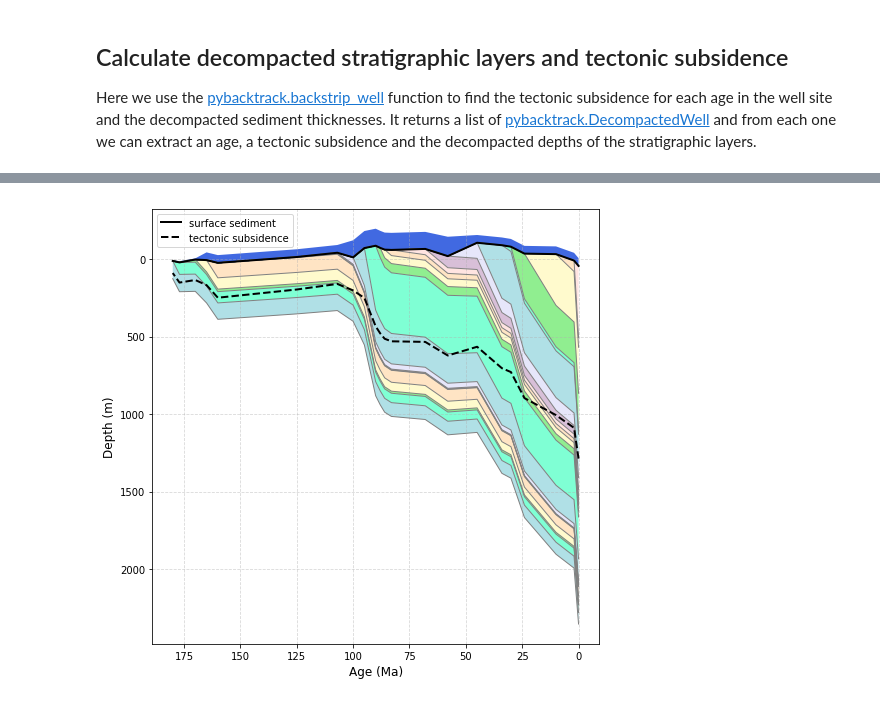
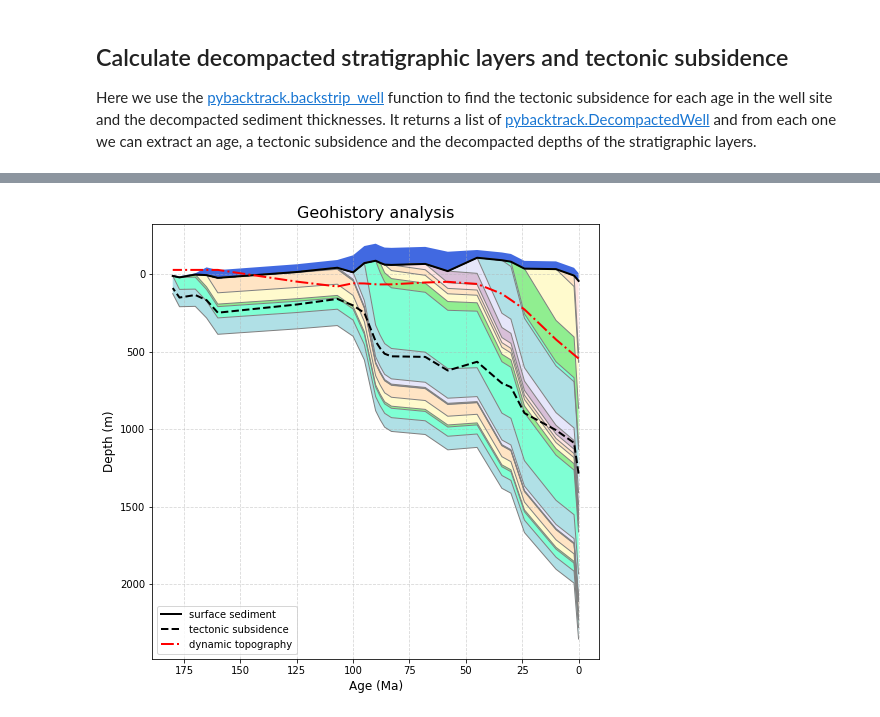
Before and after one commit to EarthByte/pyBacktrack, a Jupyter notebook: pybacktrack/notebooks/decompacting_stratigraphy.ipynb, the cells around one changed output, grey strips where cells are left out. Cells and saved outputs as stored; diff of their text form; code cells hidden in the pictures.

Commit message:
Plot dynamic topography on top of decompacted stratigraphy.

```diff
--- a/pybacktrack/notebooks/decompacting_stratigraphy.ipynb
+++ b/pybacktrack/notebooks/decompacting_stratigraphy.ipynb
@@ -21,9 +41,8 @@ This is so we know the depth of each decompacted sediment layer below sea level.
 # %%
-import pybacktrack
-
 def get_decompacted_sediment_depths(
         well,
-        decompacted_well):
+        decompacted_well,
+        dynamic_topography_model):
     """
     Return the decompacted sediment depths over time, and
     sea-level, surface sediment depth and tectonic subsidence.
@@ -36,6 +55,7 @@ def get_decompacted_sediment_depths(
     sea_level_depths = []
     surface_sediment_depths = []
     tectonic_subsidences = []
+    dynamic_topography_depths = []
 
     # The total number of stratigraphic layers at present day.
     num_stratigraphic_units = len(well.stratigraphic_units)
@@ -67,6 +87,15 @@ def get_decompacted_sediment_depths(
         tectonic_subsidence = decompacted_well.get_tectonic_subsidence()
         tectonic_subsidences.append(tectonic_subsidence)
 
+        # Keep track of the dynamic topography at each age.
+        #
+        # NOTE: Positive values represent elevation which is the opposite of subsidence
+        # (which is positive going down).
+        # So we need to negate dynamic topography to turn an elevation into a depth.
+        dynamic_topography = dynamic_topography_model.sample(decompacted_well.get_age())
+        dynamic_topography_depth = -dynamic_topography
+        dynamic_topography_depths.append(dynamic_topography_depth)
+
         # The number of decompacted stratigraphic layers decreases by one each loop iteration.
         num_decompacted_stratigraphic_units = len(decompacted_well.decompacted_stratigraphic_units)
 
@@ -88,7 +117,8 @@ def get_decompacted_sediment_depths(
             all_stratigraphic_unit_depths[stratigraphic_unit_index].append(total_decompacted_depth)
             stratigraphic_unit_index += 1
 
-    return ages, sea_level_depths, surface_sediment_depths, tectonic_subsidences, all_stratigraphic_unit_depths
+    return (ages, sea_level_depths, surface_sediment_depths,
+            tectonic_subsidences, dynamic_topography_depths, all_stratigraphic_unit_depths)
 # %% [markdown]
 ## Function to plot decompacted stratigraphic layers and tectonic subsidence
 
@@ -107,6 +137,7 @@ def plot_decompacted_sediment_depths(
         sea_level_depths,
         surface_sediment_depths,
         tectonic_subsidences,
+        dynamic_topography_depths,
         all_stratigraphic_unit_depths):
     """
     Plot the decompacted sediment depths over time, and
@@ -116,7 +147,8 @@ def plot_decompacted_sediment_depths(
     # The total number of stratigraphic layers at present day.
     num_stratigraphic_units = len(all_stratigraphic_unit_depths)
 
-    fig = plt.figure(figsize=(8,8))
+    plt.figure(figsize=(8,8))
+    plt.title('Geohistory analysis', fontsize=16)
 
     for stratigraphic_unit_index in range(num_stratigraphic_units):
         # Plot a grey line at the top of the current stratigraphic unit.
@@ -159,6 +191,15 @@ def plot_decompacted_sediment_depths(
         linestyle='--',
         linewidth=2.0)
 
+    # Plot dynamic topography.
+    plt.plot(
+        ages,
+        dynamic_topography_depths,
+        color='red',
+        label='dynamic topography',
+        linestyle='-.',
+        linewidth=2.0)
+
     plt.gca().invert_xaxis()
     plt.gca().invert_yaxis()
 
@@ -195,0 +217,8 @@ plot_decompacted_sediment_depths(*get_decompacted_sediment_depths(well, decompac
+# %%
+well, decompacted_wells = pybacktrack.backstrip_well(
+    backstrip_well_filename,
+    pybacktrack.BUNDLE_LITHOLOGY_FILENAMES)
+
+# Also calculate dynamic topography using the "M7" model.
+dynamic_topography_model_M7 = pybacktrack.DynamicTopography.create_from_bundled_model(
+    'M7', well.longitude, well.latitude)
@@ -196,13 +242,13 @@ plot_decompacted_sediment_depths(*get_decompacted_sediment_depths(well, decompac
 # %%
 #
 # Backstrip again, but this time with a sea level model.
 #
 well, decompacted_wells = pybacktrack.backstrip_well(
     backstrip_well_filename,
     pybacktrack.BUNDLE_LITHOLOGY_FILENAMES,
     sea_level_model='Haq87_SealevelCurve_Longterm')
 
 # Retrieve and plot the decompacted sediment depths, etc.
-plot_decompacted_sediment_depths(*get_decompacted_sediment_depths(well, decompacted_wells))
+plot_decompacted_sediment_depths(*get_decompacted_sediment_depths(well, decompacted_wells, dynamic_topography_model_M7))
 # %% [output]
-[figure, old version]
+[figure, new version]
```
Also changed, not shown: parts of 8 cells of this notebook.
